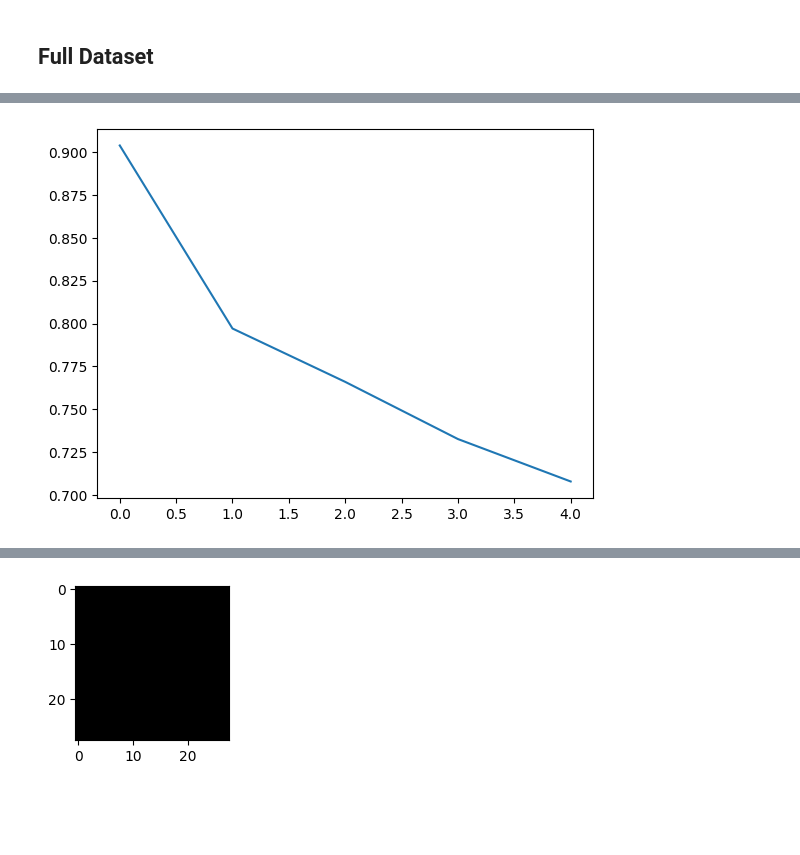
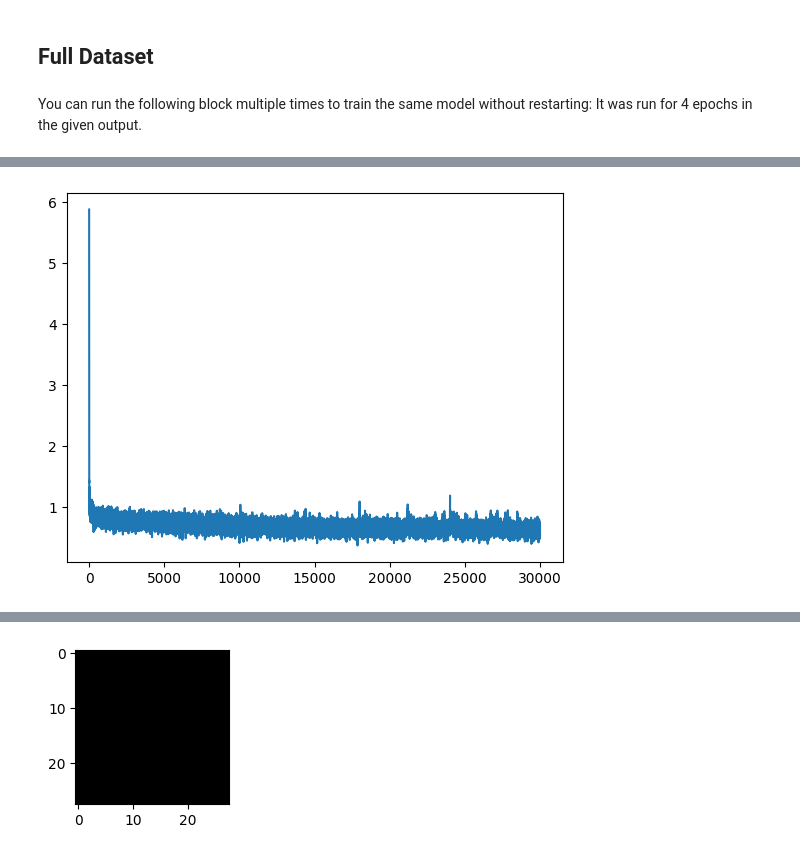
Before and after one commit to necrashter/SaShiMi-796, a Jupyter notebook: S4-MNIST-Demo.ipynb, the cells around one changed output, grey strips where cells are left out. Cells and saved outputs as stored; diff of their text form; code cells hidden in the pictures; blank space fills up the shorter version.

```diff
--- a/S4-MNIST-Demo.ipynb
+++ b/S4-MNIST-Demo.ipynb
@@ -105,7 +109,7 @@ Epoch 11 loss: 0.039997286456436326
 # %%
 model.eval()
 total, correct = 0, 0
-for x, y in dataloader:
+for x, y in testloader:
     x, y = x.to(device).reshape(-1, 784, 1), y.to(device)
     y_hat = model(x)
     y_hat = torch.argmax(y_hat, dim=-1)
@@ -125,9 +129,9 @@ Pixel values between 0 and 1 are given as input. The model outputs a 256 dimensi
 torch.manual_seed(13)
 
 model = Sequential(
-    nn.Linear(1, 258),
-    *[Block(258, 64) for _ in range(3)],
-    nn.Linear(258, 256),
+    nn.Linear(1, 128),
+    *[Block(128, 64) for _ in range(3)],
+    nn.Linear(128, 256),
 )
 model.to(device)
 # %% [output]
@@ -167,7 +170,8 @@ losses = []
 # %% [markdown]
 You can run the following block multiple times to train the same model without restarting:
 # %%
-for epoch in tqdm(range(50), leave=False):
+model.train()
+for epoch in tqdm(range(400), leave=False):
     train_loss = 0.0
     for img in [overfit_image]:
         # Convert image to a signal with L = 784 and dimension 1
@@ -330,18 +334,20 @@ The probability of this image is so low that the computed probability is 0% due
 torch.manual_seed(13)
 
 model = Sequential(
-    nn.Linear(1, 258),
-    *[Block(258, 64) for _ in range(3)],
-    nn.Linear(258, 256),
+    nn.Linear(1, 128),
+    *[Block(128, 64) for _ in range(4)],
+    nn.Linear(128, 256),
 )
 model.to(device)
 
-model.train()
 optimizer = torch.optim.Adam(model.parameters(), lr=0.001)
 criterion = torch.nn.CrossEntropyLoss()
 losses = []
+# %% [markdown]
+You can run the following block multiple times to train the same model without restarting: It was run for 4 epochs in the given output.
 # %%
-for epoch in tqdm(range(5), leave=False):
+model.train()
+for epoch in tqdm(range(1), leave=False):
     train_loss = 0.0
     for img, _ in tqdm(dataloader, leave=False):
         # Convert image to a signal with L = 784 and dimension 1
@@ -356,13 +362,12 @@ for epoch in tqdm(range(5), leave=False):
 
         loss_val = loss.detach().cpu().item()
         train_loss += loss_val / len(dataloader)
+        losses.append(loss_val)
 
         optimizer.zero_grad()
         loss.backward()
         optimizer.step()
-
-    losses.append(train_loss)
-    print(f"Epoch {len(losses)} loss: {train_loss}")
+    print(f"Epoch {epoch+1} loss: {train_loss}")
 
 plt.plot(losses)
 plt.show()
@@ -375,4 +376,4 @@ Epoch 5 loss: 0.7078819286108012
-[figure, old version]
+[figure, new version]
 # %%
 def image_sample(img=None, start=0, maxp=False):
     model.eval()
```
Also changed, not shown: parts of 20 cells of this notebook, 1 other file.
